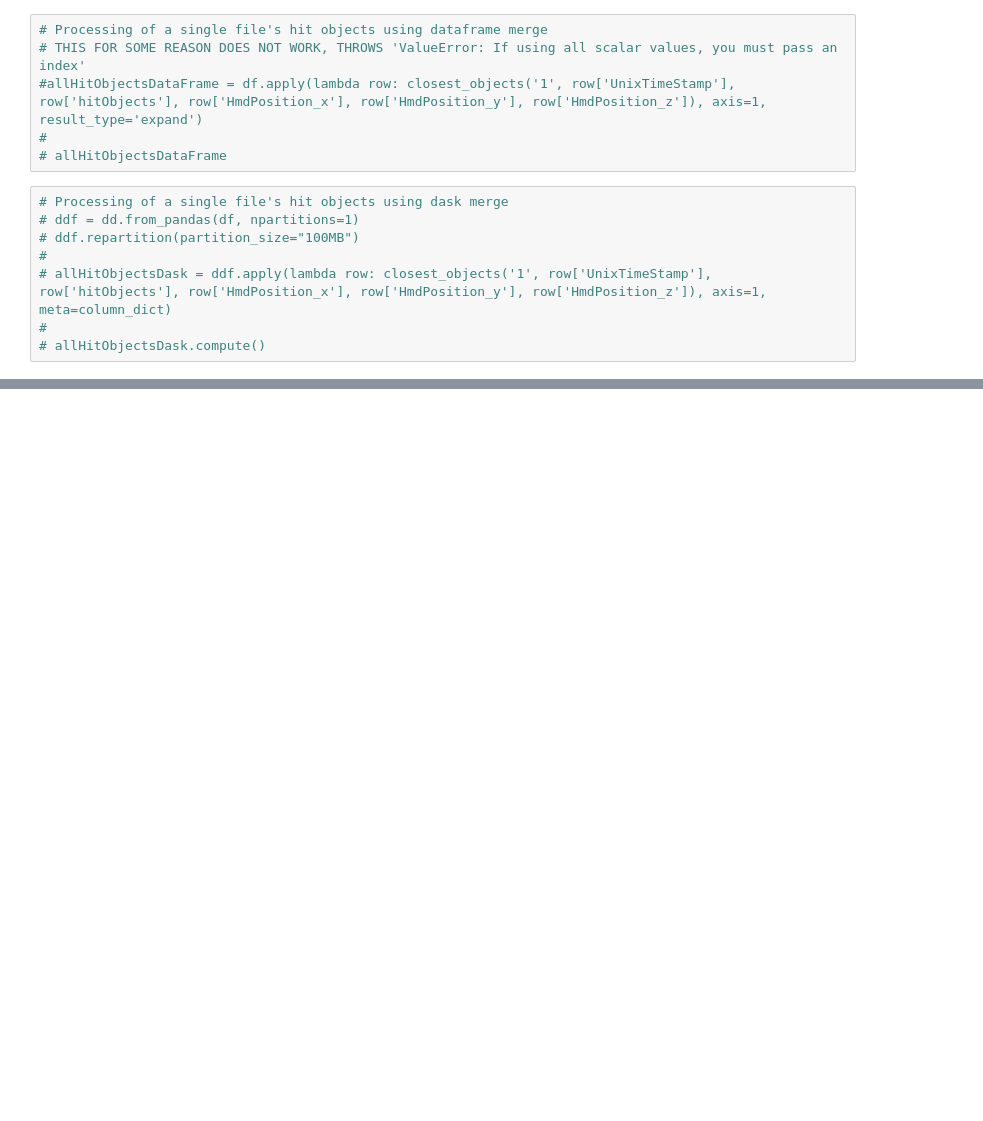
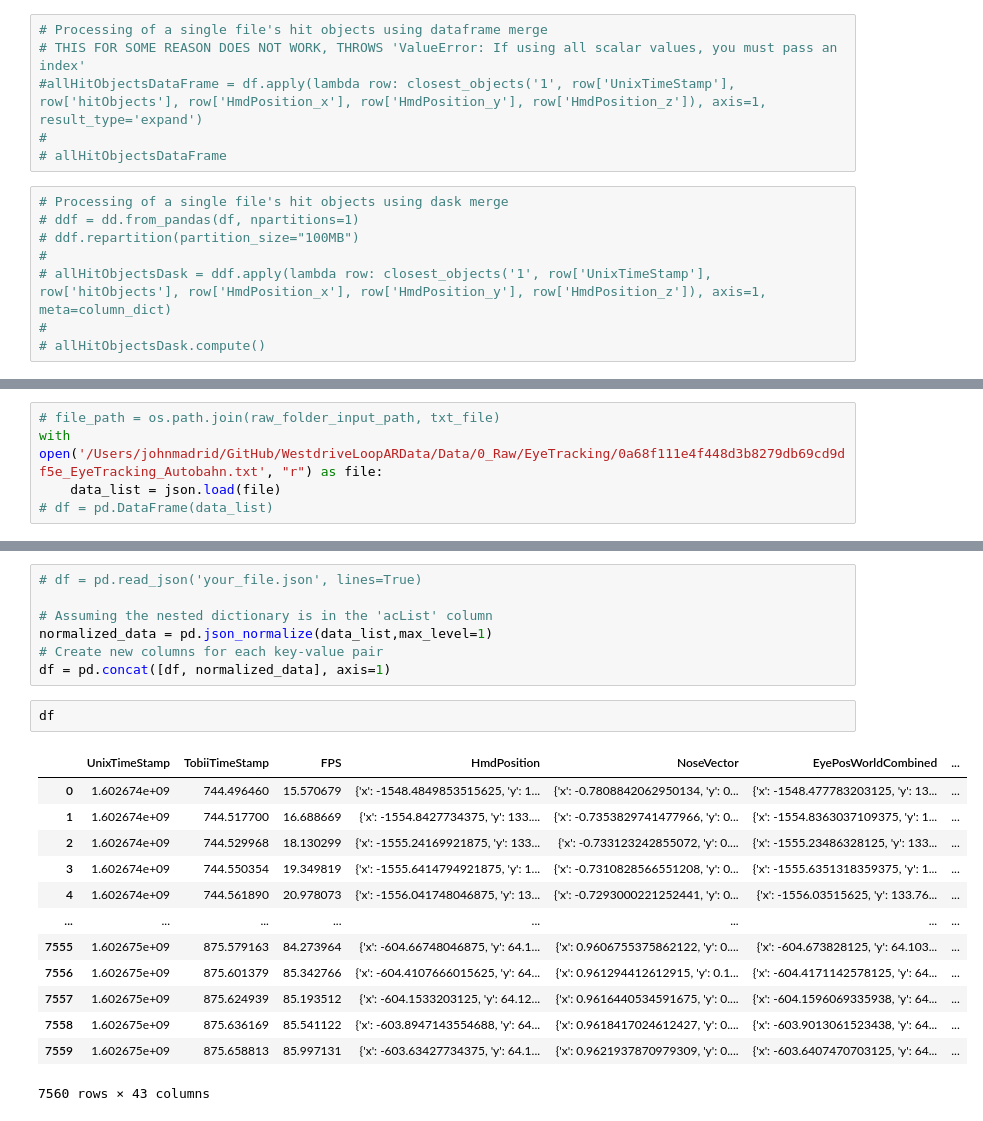
Before and after one commit to JohnMadrid/WestdriveLoopARData, a Jupyter notebook: preprocessing.ipynb, the cells around one changed output, grey strips where cells are left out. Saved outputs shown, nothing was run; the diff lists cells and outputs as text; blank space fills up the shorter version.

```diff
--- a/preprocessing.ipynb
+++ b/preprocessing.ipynb
@@ -511,0 +524,5 @@ allHitObjectsDataFrame
+# %%
+# file_path = os.path.join(raw_folder_input_path, txt_file)
+with open('/Users/johnmadrid/GitHub/WestdriveLoopARData/Data/0_Raw/EyeTracking/0a68f111e4f448d3b8279db69cd9df5e_EyeTracking_Autobahn.txt', "r") as file:
+    data_list = json.load(file)
+# df = pd.DataFrame(data_list)
@@ -511,0 +545,23 @@ allHitObjectsDataFrame
+# %%
+# df = pd.read_json('your_file.json', lines=True)
+
+# Assuming the nested dictionary is in the 'acList' column
+normalized_data = pd.json_normalize(data_list,max_level=1)
+# Create new columns for each key-value pair
+df = pd.concat([df, normalized_data], axis=1)
+# %%
+df
+# %% [output]
+|  | UnixTimeStamp | TobiiTimeStamp | FPS | HmdPosition | NoseVector | EyePosWorldCombined | ... |
+| 0 | 1.602674e+09 | 744.496460 | 15.570679 | {'x': -1548.4849853515625, 'y': 1... | {'x': -0.7808842062950134, 'y': 0... | {'x': -1548.477783203125, 'y': 13... | ... |
+| 1 | 1.602674e+09 | 744.517700 | 16.688669 | {'x': -1554.8427734375, 'y': 133.... | {'x': -0.7353829741477966, 'y': 0... | {'x': -1554.8363037109375, 'y': 1... | ... |
+| 2 | 1.602674e+09 | 744.529968 | 18.130299 | {'x': -1555.24169921875, 'y': 133... | {'x': -0.733123242855072, 'y': 0.... | {'x': -1555.23486328125, 'y': 133... | ... |
+| 3 | 1.602674e+09 | 744.550354 | 19.349819 | {'x': -1555.6414794921875, 'y': 1... | {'x': -0.7310828566551208, 'y': 0... | {'x': -1555.6351318359375, 'y': 1... | ... |
+| 4 | 1.602674e+09 | 744.561890 | 20.978073 | {'x': -1556.041748046875, 'y': 13... | {'x': -0.7293000221252441, 'y': 0... | {'x': -1556.03515625, 'y': 133.76... | ... |
+| ... | ... | ... | ... | ... | ... | ... | ... |
+| 7555 | 1.602675e+09 | 875.579163 | 84.273964 | {'x': -604.66748046875, 'y': 64.1... | {'x': 0.9606755375862122, 'y': 0.... | {'x': -604.673828125, 'y': 64.103... | ... |
+| 7556 | 1.602675e+09 | 875.601379 | 85.342766 | {'x': -604.4107666015625, 'y': 64... | {'x': 0.961294412612915, 'y': 0.1... | {'x': -604.4171142578125, 'y': 64... | ... |
+| 7557 | 1.602675e+09 | 875.624939 | 85.193512 | {'x': -604.1533203125, 'y': 64.12... | {'x': 0.9616440534591675, 'y': 0.... | {'x': -604.1596069335938, 'y': 64... | ... |
+| 7558 | 1.602675e+09 | 875.636169 | 85.541122 | {'x': -603.8947143554688, 'y': 64... | {'x': 0.9618417024612427, 'y': 0.... | {'x': -603.9013061523438, 'y': 64... | ... |
+| 7559 | 1.602675e+09 | 875.658813 | 85.997131 | {'x': -603.63427734375, 'y': 64.1... | {'x': 0.9621937870979309, 'y': 0.... | {'x': -603.6407470703125, 'y': 64... | ... |
+7560 rows × 43 columns
```
Also changed, not shown: parts of 17 cells of this notebook.
